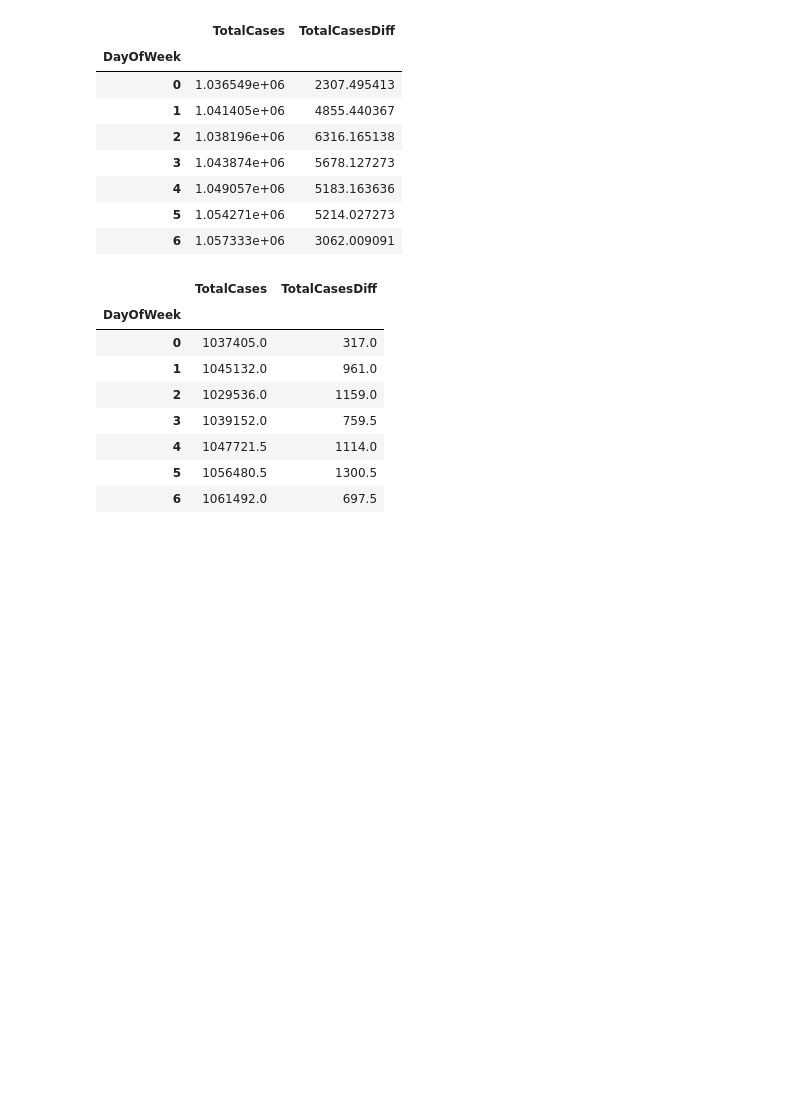
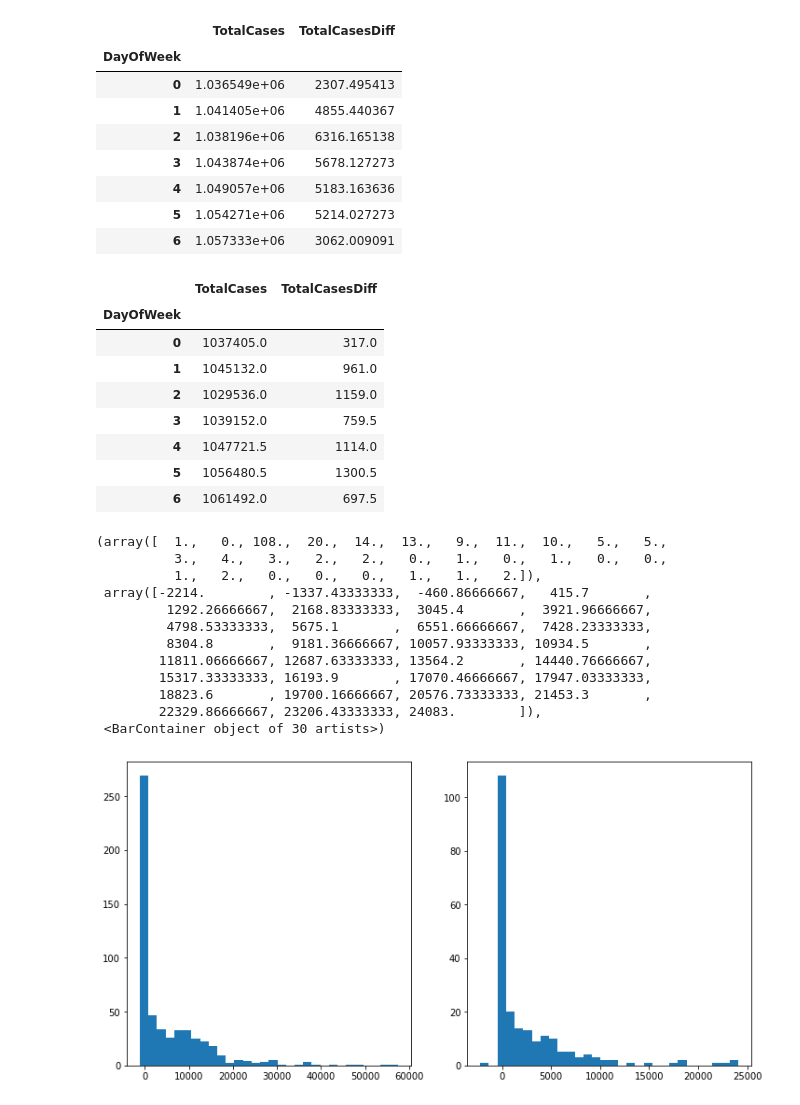
Before and after one commit to CVUT-FS-12110/Python-for-Scientific-Computations-and-Control, a Jupyter notebook: courses/E375004/data_pandas/basics_02.ipynb, the cells around one changed output. Drawn from its saved outputs; the diff is of its cells as text; code cells hidden in the pictures; blank space fills up the shorter version.

```diff
--- a/courses/E375004/data_pandas/basics_02.ipynb
+++ b/courses/E375004/data_pandas/basics_02.ipynb
@@ -140,11 +140,12 @@ plt.plot(melt["TotalCasesDiffFiltered"].values)
 # %%
 # create function str as date -> day of week
 import datetime
-def date_to_dow(date: str)->int:
+def date_to_dow(date: str) -> int:
+    """ Converts string in format 'MM/DD/YY' into day of week """
     # convert str -> datetime.date
     d = datetime.datetime.strptime(date, "%m/%d/%y")
     # use function to get weekday
-    # 1 - Monday
+    # 1 - Monday, ...
     return d.weekday()
 # %%
 # apply this function to
@@ -189,3 +190,29 @@ melt[["TotalCases", "TotalCasesDiff", "DayOfWeek"]].groupby(by="DayOfWeek").medi
 | 4 | 1047721.5 | 1114.0 |
 | 5 | 1056480.5 | 1300.5 |
 | 6 | 1061492.0 | 697.5 |
+# %%
+# Lets compare histograms
+weekdays_x = melt[melt["DayOfWeek"].isin([1,2,3,4,5])]["TotalCasesDiff"]
+weekend_x = melt[melt["DayOfWeek"].isin([0,6])]["TotalCasesDiff"]
+
+plt.figure(figsize=(12,6))
+
+plt.subplot(121)
+plt.hist(weekdays_x, bins=30)
+
+plt.subplot(122)
+plt.hist(weekend_x, bins=30)
+# %% [output]
+(array([  1.,   0., 108.,  20.,  14.,  13.,   9.,  11.,  10.,   5.,   5.,
+          3.,   4.,   3.,   2.,   2.,   0.,   1.,   0.,   1.,   0.,   0.,
+          1.,   2.,   0.,   0.,   0.,   1.,   1.,   2.]),
+ array([-2214.        , -1337.43333333,  -460.86666667,   415.7       ,
+         1292.26666667,  2168.83333333,  3045.4       ,  3921.96666667,
+         4798.53333333,  5675.1       ,  6551.66666667,  7428.23333333,
+         8304.8       ,  9181.36666667, 10057.93333333, 10934.5       ,
+        11811.06666667, 12687.63333333, 13564.2       , 14440.76666667,
+        15317.33333333, 16193.9       , 17070.46666667, 17947.03333333,
+        18823.6       , 19700.16666667, 20576.73333333, 21453.3       ,
+        22329.86666667, 23206.43333333, 24083.        ]),
+ <BarContainer object of 30 artists>)
+[figure, added]
```
Also changed, not shown: 5 other files.
